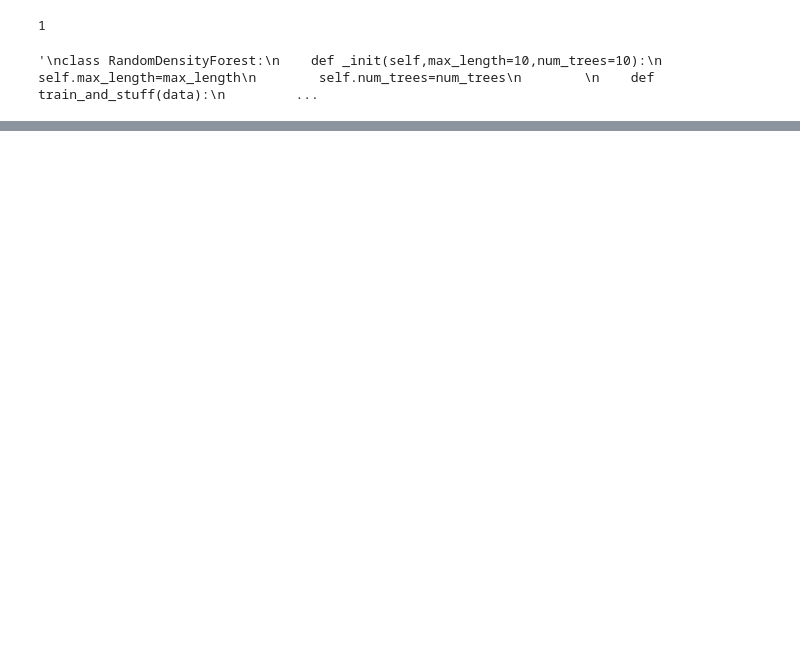
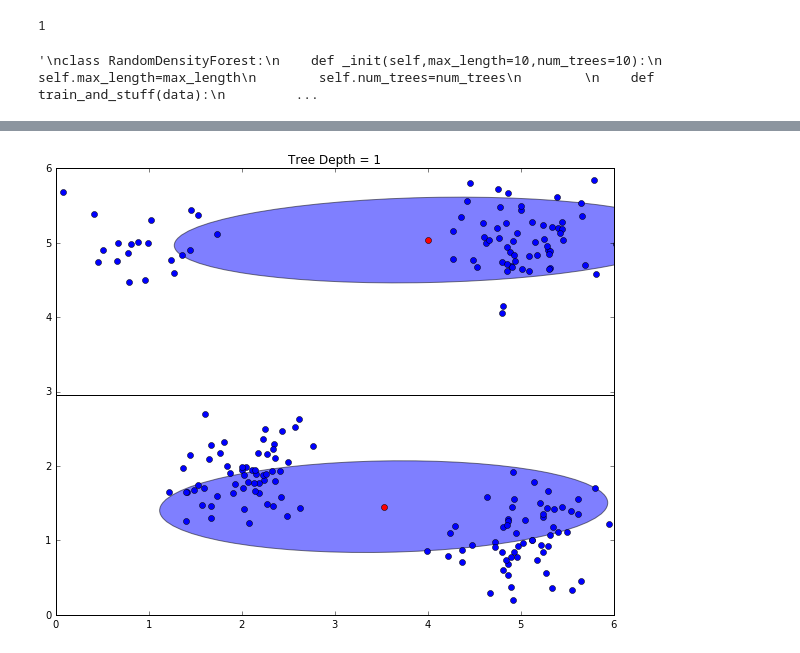
Before and after one commit to kfritsch/density_forest, a Jupyter notebook: DensityTree.ipynb, the cells around one changed output, grey strips where cells are left out. Saved outputs shown, nothing was run; the diff lists cells and outputs as text; code cells hidden in the pictures; blank space fills up the shorter version.

```diff
--- a/DensityTree.ipynb
+++ b/DensityTree.ipynb
@@ -646,0 +502,6 @@ nan
+# %%
+DensityTree2=RandomDensityTree(max_depth=1,min_infogain=0.2,num_splits=50)
+DensityTree2.fit(data)
+plotaxis(data,DensityTree2,xlim=[0,6],ylim=[0,6],title='Tree Depth = 1')
+# %% [output]
+[figure, added]
```
Also changed, not shown: parts of 15 cells of this notebook, 1 other file.
